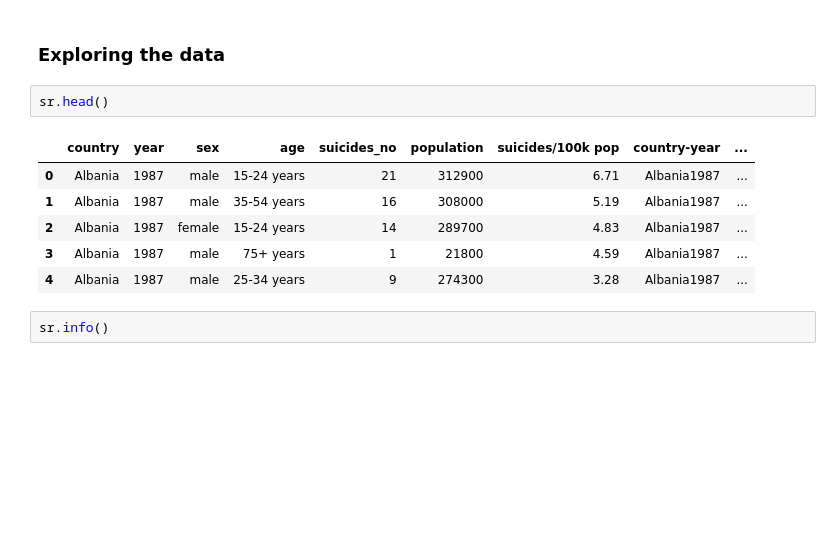
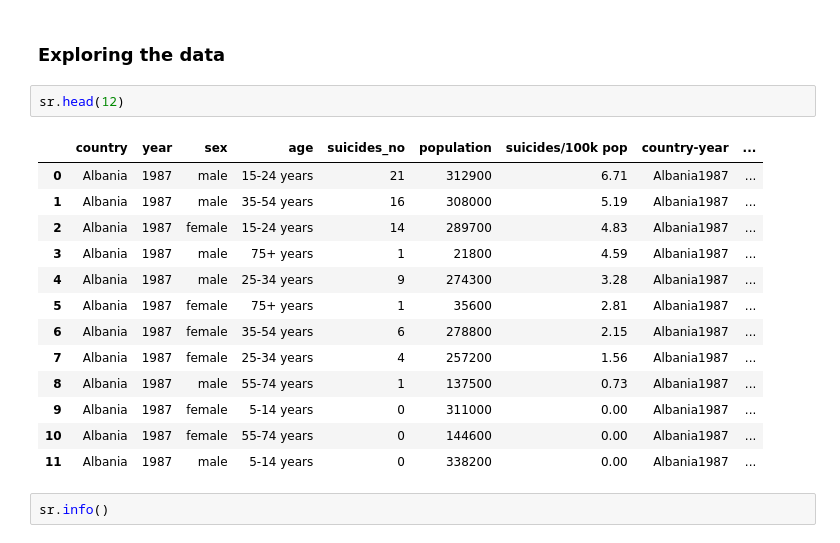
Before and after one commit to breichmanova/suicide_rates, a Jupyter notebook: suicide-rates-da.ipynb, the cells around one changed output. Drawn from its saved outputs; the diff is of its cells as text; blank space fills up the shorter version.

```diff
--- a/suicide-rates-da.ipynb
+++ b/suicide-rates-da.ipynb
@@ -29,14 +29,21 @@ sr = pd.read_csv('master.csv', header=0)
 # %% [markdown]
 ### Exploring the data
 # %%
-sr.head()
+sr.head(12)
 # %% [output]
 |  | country | year | sex | age | suicides_no | population | suicides/100k pop | country-year | ... |
 | 0 | Albania | 1987 | male | 15-24 years | 21 | 312900 | 6.71 | Albania1987 | ... |
 | 1 | Albania | 1987 | male | 35-54 years | 16 | 308000 | 5.19 | Albania1987 | ... |
 | 2 | Albania | 1987 | female | 15-24 years | 14 | 289700 | 4.83 | Albania1987 | ... |
 | 3 | Albania | 1987 | male | 75+ years | 1 | 21800 | 4.59 | Albania1987 | ... |
 | 4 | Albania | 1987 | male | 25-34 years | 9 | 274300 | 3.28 | Albania1987 | ... |
+| 5 | Albania | 1987 | female | 75+ years | 1 | 35600 | 2.81 | Albania1987 | ... |
+| 6 | Albania | 1987 | female | 35-54 years | 6 | 278800 | 2.15 | Albania1987 | ... |
+| 7 | Albania | 1987 | female | 25-34 years | 4 | 257200 | 1.56 | Albania1987 | ... |
+| 8 | Albania | 1987 | male | 55-74 years | 1 | 137500 | 0.73 | Albania1987 | ... |
+| 9 | Albania | 1987 | female | 5-14 years | 0 | 311000 | 0.00 | Albania1987 | ... |
+| 10 | Albania | 1987 | female | 55-74 years | 0 | 144600 | 0.00 | Albania1987 | ... |
+| 11 | Albania | 1987 | male | 5-14 years | 0 | 338200 | 0.00 | Albania1987 | ... |
 # %%
 sr.info()
 # %% [output]
```
Also changed, not shown: parts of 8 cells of this notebook.
